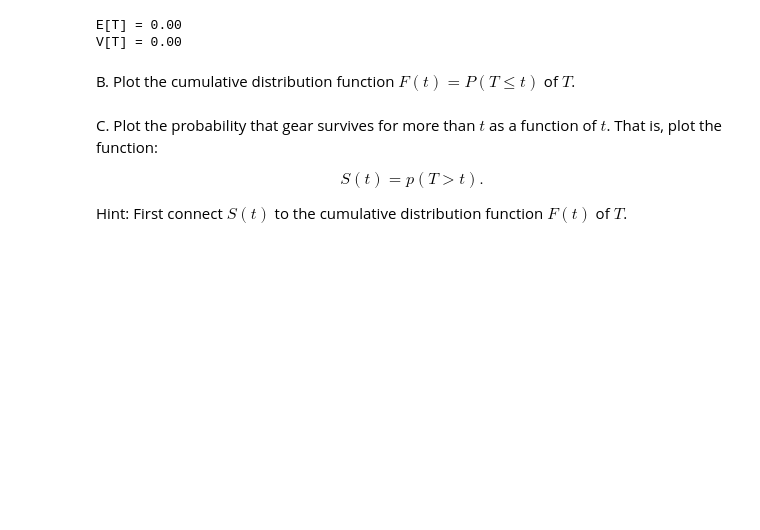
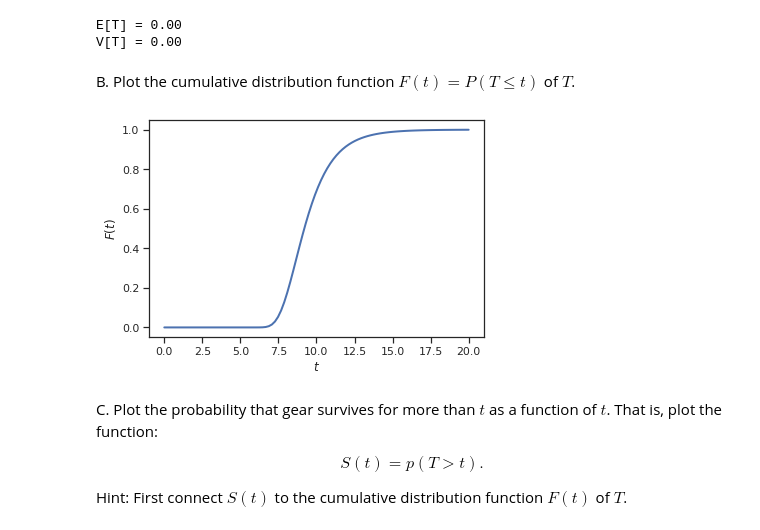
Before and after one commit to schemp98/data-analytics-se, a Jupyter notebook: lecturebook/homework/homework-02_SCC.ipynb, the cells around one changed output. Drawn from its saved outputs; the diff is of its cells as text; code cells hidden in the pictures; blank space fills up the shorter version.

```diff
--- a/lecturebook/homework/homework-02_SCC.ipynb
+++ b/lecturebook/homework/homework-02_SCC.ipynb
@@ -143,3 +141,10 @@ B. Plot the cumulative distribution function $F(t) = P(T\le t)$ of $T$.
+# %%
+fig, ax = plt.subplots()
+ax.plot(ts, T.cdf(ts), lw=2)
+ax.set_xlabel("$t$")
+ax.set_ylabel("$F(t)$");
+# %% [output]
+[figure, added]
 # %% [markdown]
 C. Plot the probability that gear survives for more than $t$ as a function of $t$.
 That is, plot the function:
```
Also changed, not shown: parts of 5 cells of this notebook.
